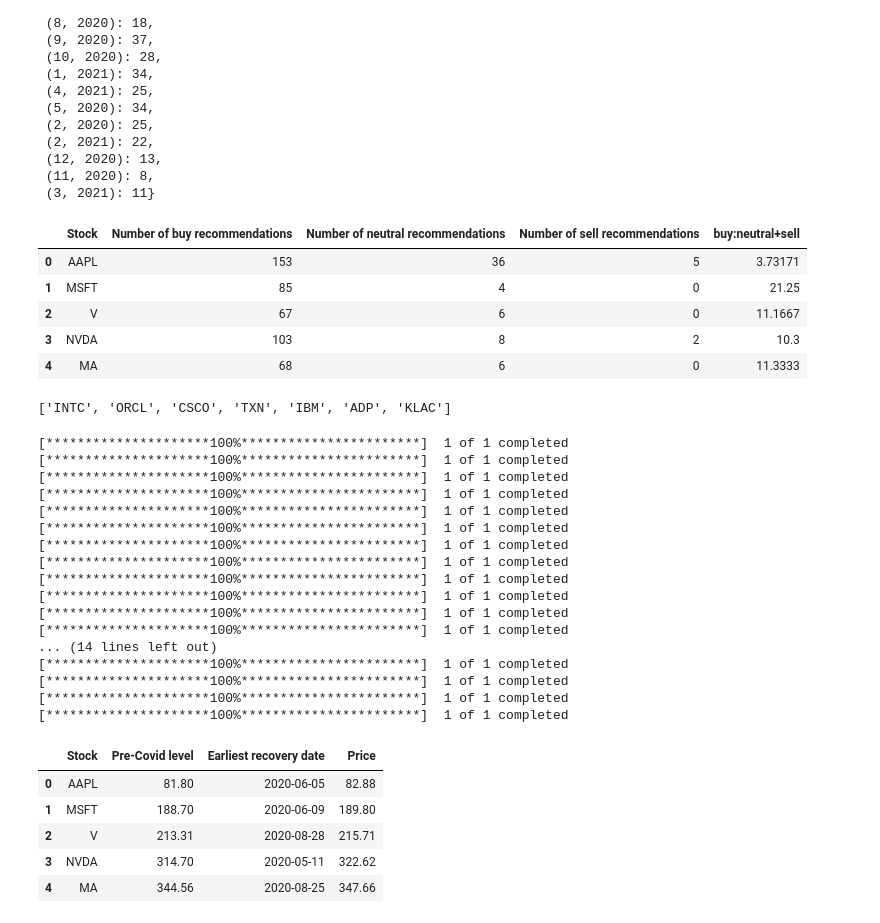
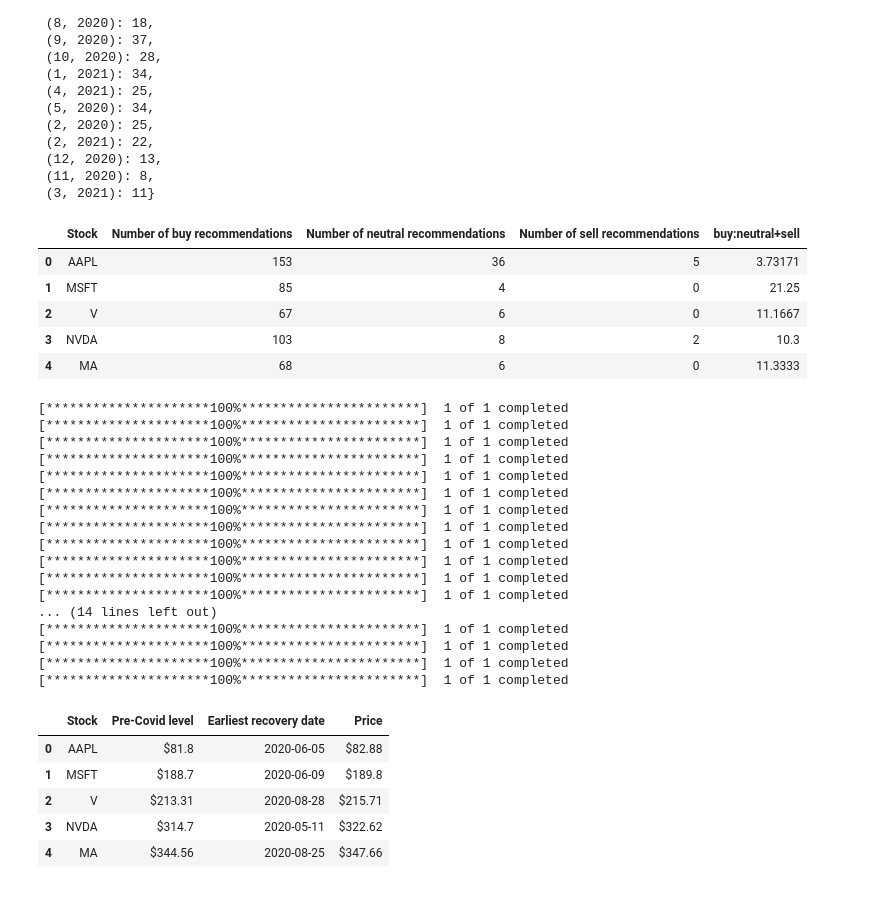
Before and after one commit to holyminer/NUS-DSS, a Jupyter notebook: notebooks/Stock market analysis during the Covid-19 pandemic.ipynb, the cells around one changed output. Saved outputs shown, nothing was run; the diff lists cells and outputs as text; code cells hidden in the pictures.

```diff
--- a/notebooks/Stock market analysis during the Covid-19 pandemic.ipynb
+++ b/notebooks/Stock market analysis during the Covid-19 pandemic.ipynb
@@ -54,11 +53,11 @@ def recover(stock):
             price = round(data['Close'].iloc[i],2)
             break
     try:
-        df = pd.Series([stock,pre_covid,date,price],index = col)
+        df = pd.Series([stock,'$' + str(pre_covid),date,'$'+str(price)],index = col)
     except:
         price = round(max(data['Close'].iloc[index+1:]),2)
         date = data['Date'].iloc[int(data[data['Close']==max(data['Close'].iloc[index+1:])].index.values)].date()
-        df = pd.Series([stock,pre_covid,date,price],index = col)
+        df = pd.Series([stock,'$' + str(pre_covid),date,'$'+str(price)],index = col)
     global recover_df
     recover_df = recover_df.append(df, ignore_index = True)
 
@@ -166,6 +167,17 @@ fair_value = [200, 133, 360]
 stock_dict = {'stocks':['HD', 'LOW', 'SHW'], 'date':'2020-08-28', 'fair_value':[200, 133, 360]}
 morningstar(stocks, date, fair_value)
 
+#add column to check if difference between actual price and fair value estimate exceeds 10% of the fair value
+fairvalue_df['>10percent difference'] = ' '
+for i in range(len(fairvalue_df)):
+    if fairvalue_df['Hit fair value?'].iloc[i] == 'No':
+        diff = fairvalue_df['Fair value estimate'].iloc[i] - fairvalue_df['Actual price'].iloc[i]
+        if diff > 0.1*fairvalue_df['Fair value estimate'].iloc[i]:
+            fairvalue_df['>10percent difference'].iloc[i] = 'Yes'
+        else:
+            fairvalue_df['>10percent difference'].iloc[i] = 'No'
+
+dfi.export(fairvalue_df, 'fairvalue.png', max_rows = 5)
 fairvalue_df.head()
 # %% [output]
 [*********************100%***********************]  1 of 1 completed
@@ -204,0 +211,12 @@ lowest price did not hit fair value: $250.93 on 2021-03-04 00:00:00
+# %%
+mean_profit = []
+for i in fairvalue_df['Profit']:
+    mean_profit.append(int(i.strip('%')))
+count = 0
+for i in mean_profit:
+    count += i
+print('average profit: ' + str(count/len(mean_profit)))
+avg_date = fairvalue_df['Time to reach fair/max/min value'][0][1]
+for i in fairvalue_df['Time to reach fair/max/min value'].iloc[1:]:
+    avg_date += i[1]
+print('average time: ' + str(avg_date/len(fairvalue_df)))
@@ -357,52 +361,54 @@ for i in itdict:
     firm_df = firm_df.append(df, ignore_index = True)
 firm_df['buy:neutral+sell'] = firm_df['Number of buy recommendations']/(firm_df['Number of neutral recommendations'] +
                                                                         firm_df['Number of sell recommendations'])
-# %%
-firm_df.head()
-# %% [output]
-|  | Stock | Number of buy recommendations | Number of neutral recommendations | Number of sell recommendations | buy:neutral+sell |
-| 0 | AAPL | 153 | 36 | 5 | 3.73171 |
-| 1 | MSFT | 85 | 4 | 0 | 21.25 |
-| 2 | V | 67 | 6 | 0 | 11.1667 |
-| 3 | NVDA | 103 | 8 | 2 | 10.3 |
-| 4 | MA | 68 | 6 | 0 | 11.3333 |
+# %%
+dfi.export(firm_df.head(), 'firm.png')
+firm_df.head()
+# %% [output]
+|  | Stock | Number of buy recommendations | Number of neutral recommendations | Number of sell recommendations | buy:neutral+sell |
+| 0 | AAPL | 153 | 36 | 5 | 3.73171 |
+| 1 | MSFT | 85 | 4 | 0 | 21.25 |
+| 2 | V | 67 | 6 | 0 | 11.1667 |
+| 3 | NVDA | 103 | 8 | 2 | 10.3 |
+| 4 | MA | 68 | 6 | 0 | 11.3333 |
 # %%
-#firms with more neutral and sell recommendations than buy recommendations
+#split firms with more neutral and sell recommendations than buy recommendations
 firm_negative = []
+firm_positive = []
 for i in range(len(firm_df['Stock'])):
     if firm_df['buy:neutral+sell'].iloc[i]<1:
         firm_negative.append(firm_df['Stock'].iloc[i])
-firm_negative
+    else:
+        firm_positive.append(firm_df['Stock'].iloc[i])
-# %% [output]
-['INTC', 'ORCL', 'CSCO', 'TXN', 'IBM', 'ADP', 'KLAC']
 # %%
 recover_df = pd.DataFrame(columns = col)
 for i in firm_df['Stock']:
     recover(i)
+dfi.export(recover_df.head(), 'recover_30.png')
 recover_df.head()
 # %% [output]
 [*********************100%***********************]  1 of 1 completed
 [*********************100%***********************]  1 of 1 completed
 [*********************100%***********************]  1 of 1 completed
 [*********************100%***********************]  1 of 1 completed
 [*********************100%***********************]  1 of 1 completed
 [*********************100%***********************]  1 of 1 completed
 [*********************100%***********************]  1 of 1 completed
 [*********************100%***********************]  1 of 1 completed
 [*********************100%***********************]  1 of 1 completed
 [*********************100%***********************]  1 of 1 completed
 [*********************100%***********************]  1 of 1 completed
 [*********************100%***********************]  1 of 1 completed
 ... (14 lines left out)
 [*********************100%***********************]  1 of 1 completed
 [*********************100%***********************]  1 of 1 completed
 [*********************100%***********************]  1 of 1 completed
 [*********************100%***********************]  1 of 1 completed
 |  | Stock | Pre-Covid level | Earliest recovery date | Price |
-| 0 | AAPL | 81.80 | 2020-06-05 | 82.88 |
-| 1 | MSFT | 188.70 | 2020-06-09 | 189.80 |
-| 2 | V | 213.31 | 2020-08-28 | 215.71 |
-| 3 | NVDA | 314.70 | 2020-05-11 | 322.62 |
-| 4 | MA | 344.56 | 2020-08-25 | 347.66 |
+| 0 | AAPL | $81.8 | 2020-06-05 | $82.88 |
+| 1 | MSFT | $188.7 | 2020-06-09 | $189.8 |
+| 2 | V | $213.31 | 2020-08-28 | $215.71 |
+| 3 | NVDA | $314.7 | 2020-05-11 | $322.62 |
+| 4 | MA | $344.56 | 2020-08-25 | $347.66 |
 # %%
 negative_df = pd.DataFrame(columns = col)
```
Also changed, not shown: parts of 15 cells of this notebook.
